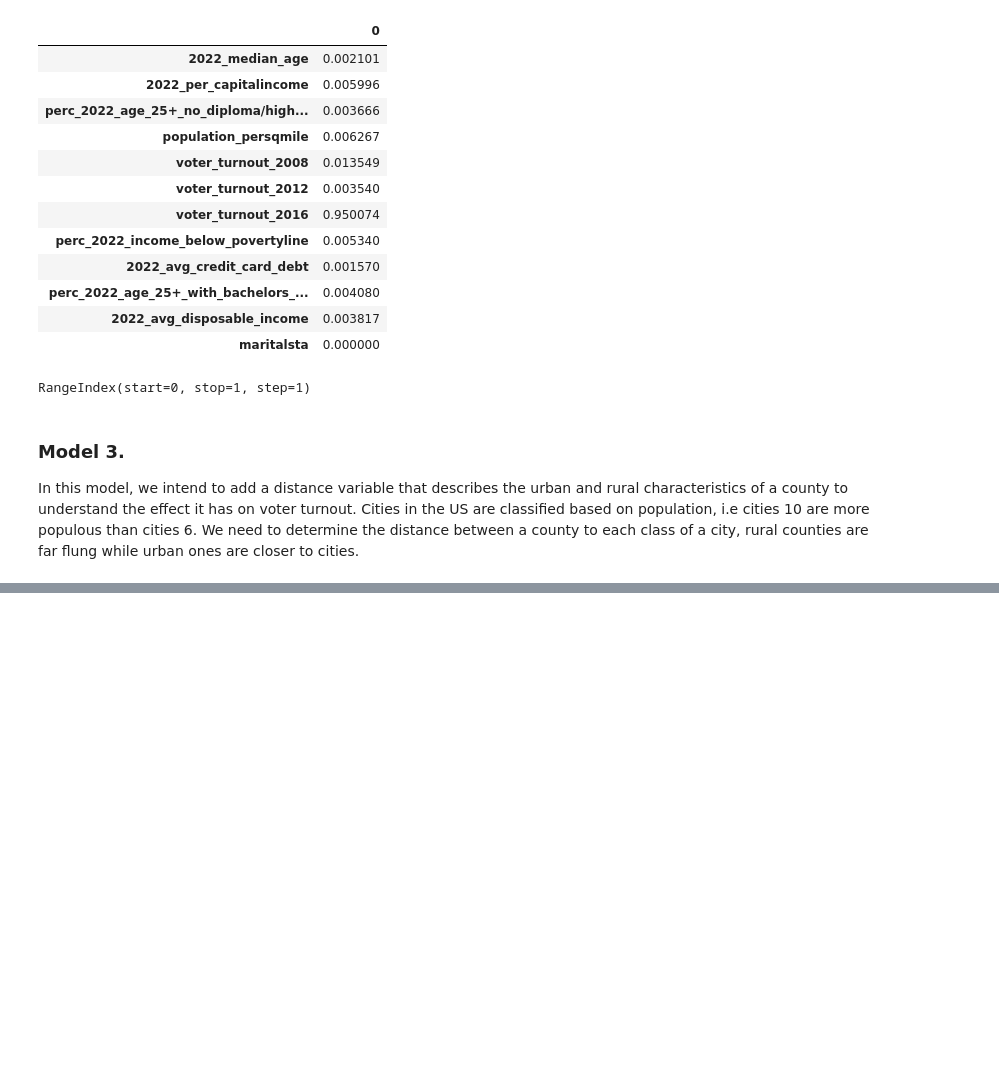
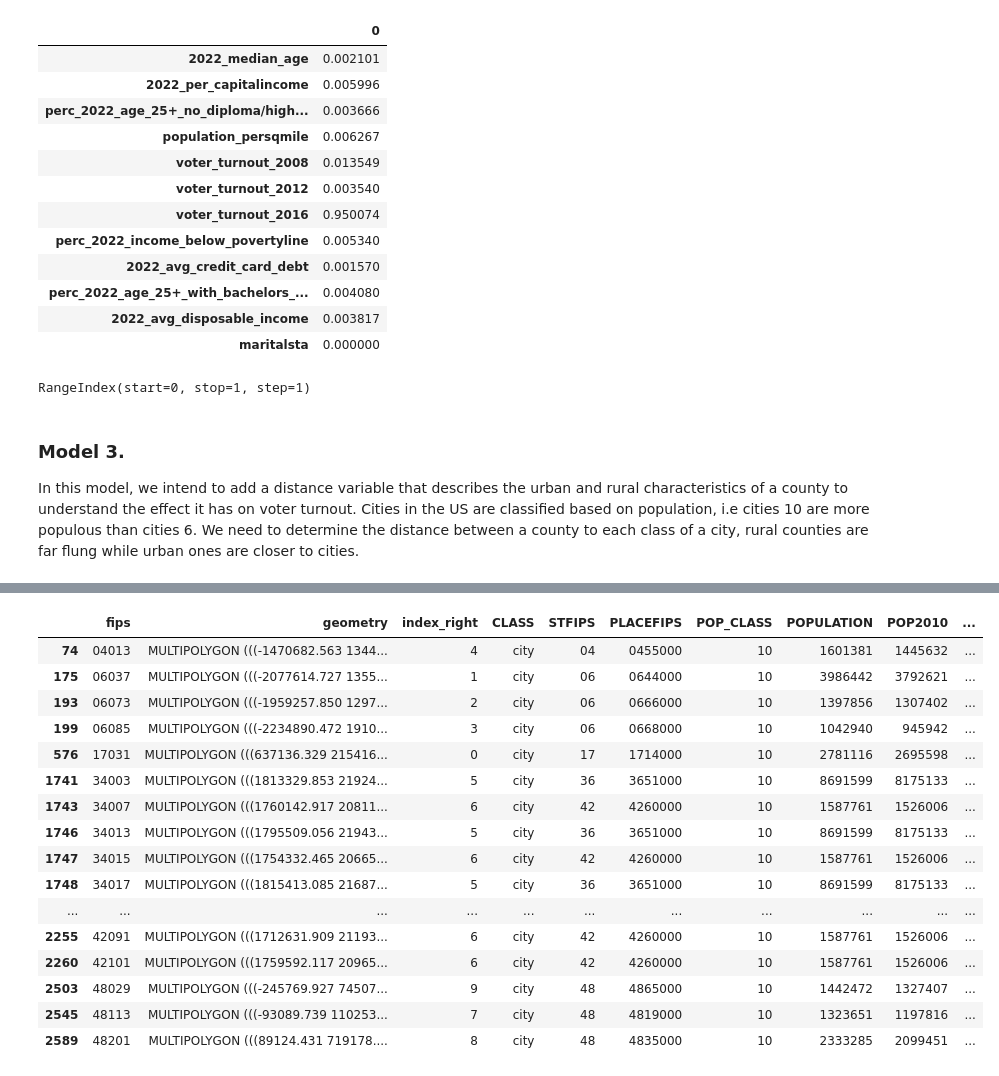
Before and after one commit to kechcole/Machine-Learning, a Jupyter notebook: Notebook/4.Decision Tree algorithm.ipynb, the cells around one changed output, grey strips where cells are left out. Drawn from its saved outputs; the diff is of its cells as text; code cells hidden in the pictures; blank space fills up the shorter version.

```diff
--- a/Notebook/4.Decision Tree algorithm.ipynb
+++ b/Notebook/4.Decision Tree algorithm.ipynb
@@ -492,0 +506,12 @@ float64
+# %%
+# Find the closest city of class 10 to each county , add a column with distance
+# Ensure all layers are in projected coordinate system since all operations in geopandas are planar
+# A geographic coordinate system gives an error in distances
+# Counties that intersect with cities have distance 0
+
+cities_w_counties = gpd.sjoin_nearest(data_projected1, cities_10_projected, distance_col="distances")
+
+# Divide distances by 1000 to get km
+cities_w_counties.distances = cities_w_counties.distances / 1000
+
+cities_w_counties
@@ -492,0 +532,25 @@ float64
+# %%
+#print(cities_w_counties.shape)
+# print(cities_w_counties.distances)
+
+# Less than 1km
+close_cities = cities_w_counties[cities_w_counties['distances'] <= 10]
+close_cities
+# %% [output]
+|  | fips | geometry | index_right | CLASS | STFIPS | PLACEFIPS | POP_CLASS | POPULATION | POP2010 | ... |
+| 74 | 04013 | MULTIPOLYGON (((-1470682.563 1344... | 4 | city | 04 | 0455000 | 10 | 1601381 | 1445632 | ... |
+| 175 | 06037 | MULTIPOLYGON (((-2077614.727 1355... | 1 | city | 06 | 0644000 | 10 | 3986442 | 3792621 | ... |
+| 193 | 06073 | MULTIPOLYGON (((-1959257.850 1297... | 2 | city | 06 | 0666000 | 10 | 1397856 | 1307402 | ... |
+| 199 | 06085 | MULTIPOLYGON (((-2234890.472 1910... | 3 | city | 06 | 0668000 | 10 | 1042940 | 945942 | ... |
+| 576 | 17031 | MULTIPOLYGON (((637136.329 215416... | 0 | city | 17 | 1714000 | 10 | 2781116 | 2695598 | ... |
+| 1741 | 34003 | MULTIPOLYGON (((1813329.853 21924... | 5 | city | 36 | 3651000 | 10 | 8691599 | 8175133 | ... |
+| 1743 | 34007 | MULTIPOLYGON (((1760142.917 20811... | 6 | city | 42 | 4260000 | 10 | 1587761 | 1526006 | ... |
+| 1746 | 34013 | MULTIPOLYGON (((1795509.056 21943... | 5 | city | 36 | 3651000 | 10 | 8691599 | 8175133 | ... |
+| 1747 | 34015 | MULTIPOLYGON (((1754332.465 20665... | 6 | city | 42 | 4260000 | 10 | 1587761 | 1526006 | ... |
+| 1748 | 34017 | MULTIPOLYGON (((1815413.085 21687... | 5 | city | 36 | 3651000 | 10 | 8691599 | 8175133 | ... |
+| ... | ... | ... | ... | ... | ... | ... | ... | ... | ... | ... |
+| 2255 | 42091 | MULTIPOLYGON (((1712631.909 21193... | 6 | city | 42 | 4260000 | 10 | 1587761 | 1526006 | ... |
+| 2260 | 42101 | MULTIPOLYGON (((1759592.117 20965... | 6 | city | 42 | 4260000 | 10 | 1587761 | 1526006 | ... |
+| 2503 | 48029 | MULTIPOLYGON (((-245769.927 74507... | 9 | city | 48 | 4865000 | 10 | 1442472 | 1327407 | ... |
+| 2545 | 48113 | MULTIPOLYGON (((-93089.739 110253... | 7 | city | 48 | 4819000 | 10 | 1323651 | 1197816 | ... |
+| 2589 | 48201 | MULTIPOLYGON (((89124.431 719178.... | 8 | city | 48 | 4835000 | 10 | 2333285 | 2099451 | ... |
```
Also changed, not shown: parts of 7 cells of this notebook.
